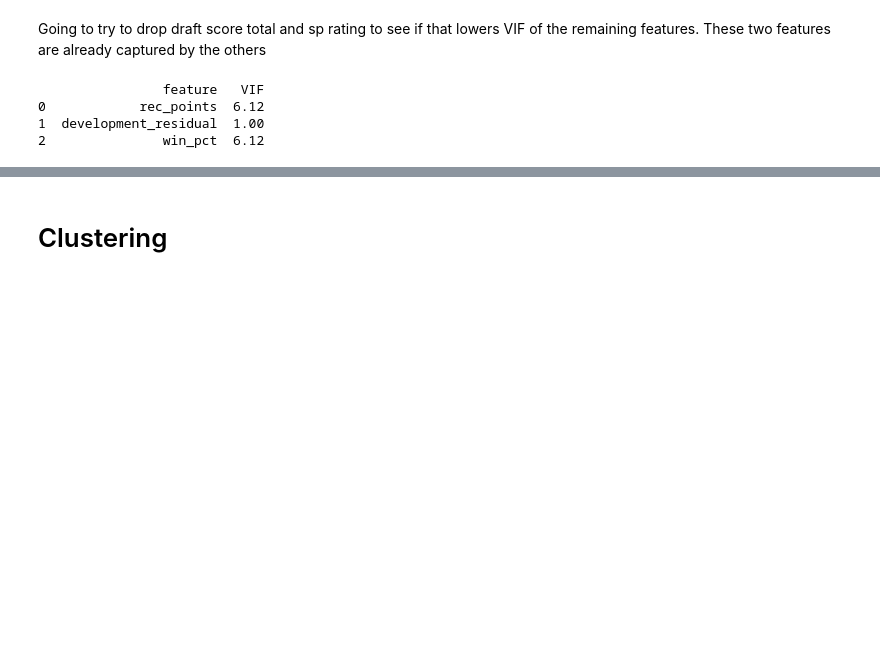
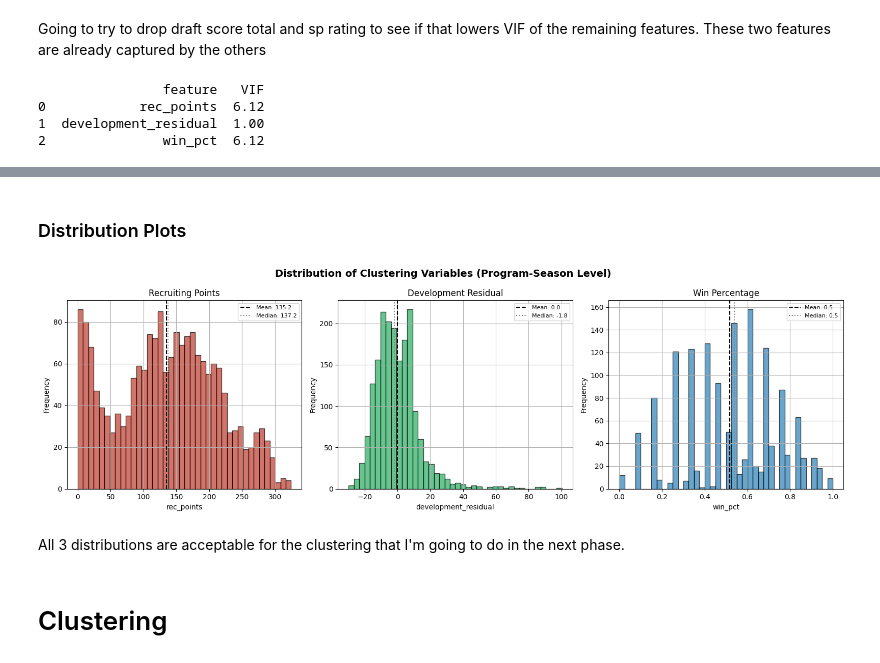
Before and after one commit to mjb514-DSAN/5200-project, a Jupyter notebook: EDA.ipynb, the cells around one changed output, grey strips where cells are left out. Cells and saved outputs as stored; diff of their text form; code cells hidden in the pictures; blank space fills up the shorter version.

```diff
--- a/EDA.ipynb
+++ b/EDA.ipynb
@@ -408,2 +662,31 @@ print(vif_results.round(2).to_string())
+# %% [markdown]
+### Distribution Plots
+# %%
+fig, axes = plt.subplots(1, 3, figsize=(16, 5))
+fig.suptitle("Distribution of Clustering Variables (Program-Season Level)",
+             fontsize=14, fontweight="bold")
+
+variables = ["rec_points", "development_residual", "win_pct"]
+titles = ["Recruiting Points", "Development Residual", "Win Percentage"]
+colors = ["#c0392b", "#27ae60", "#2980b9"]
+
+for ax, var, title, color in zip(axes, variables, titles, colors):
+    complete[var].dropna().hist(bins=40, ax=ax, color=color,
+                                edgecolor="black", alpha=0.7)
+    ax.axvline(complete[var].mean(), color="black", linestyle="--",
+               linewidth=1.5, label=f"Mean: {complete[var].mean():.1f}")
+    ax.axvline(complete[var].median(), color="gray", linestyle=":",
+               linewidth=1.5, label=f"Median: {complete[var].median():.1f}")
+    ax.set_title(title, fontsize=12)
+    ax.set_xlabel(var)
+    ax.set_ylabel("Frequency")
+    ax.legend(fontsize=8)
+
+plt.tight_layout()
+plt.show()
+# %% [output]
+[figure, added]
+# %% [markdown]
+All 3 distributions are acceptable for the clustering that I'm going to do in the next phase.
 # %% [markdown]
 # Clustering
```
Also changed, not shown: parts of 8 cells of this notebook, 1 other file.
